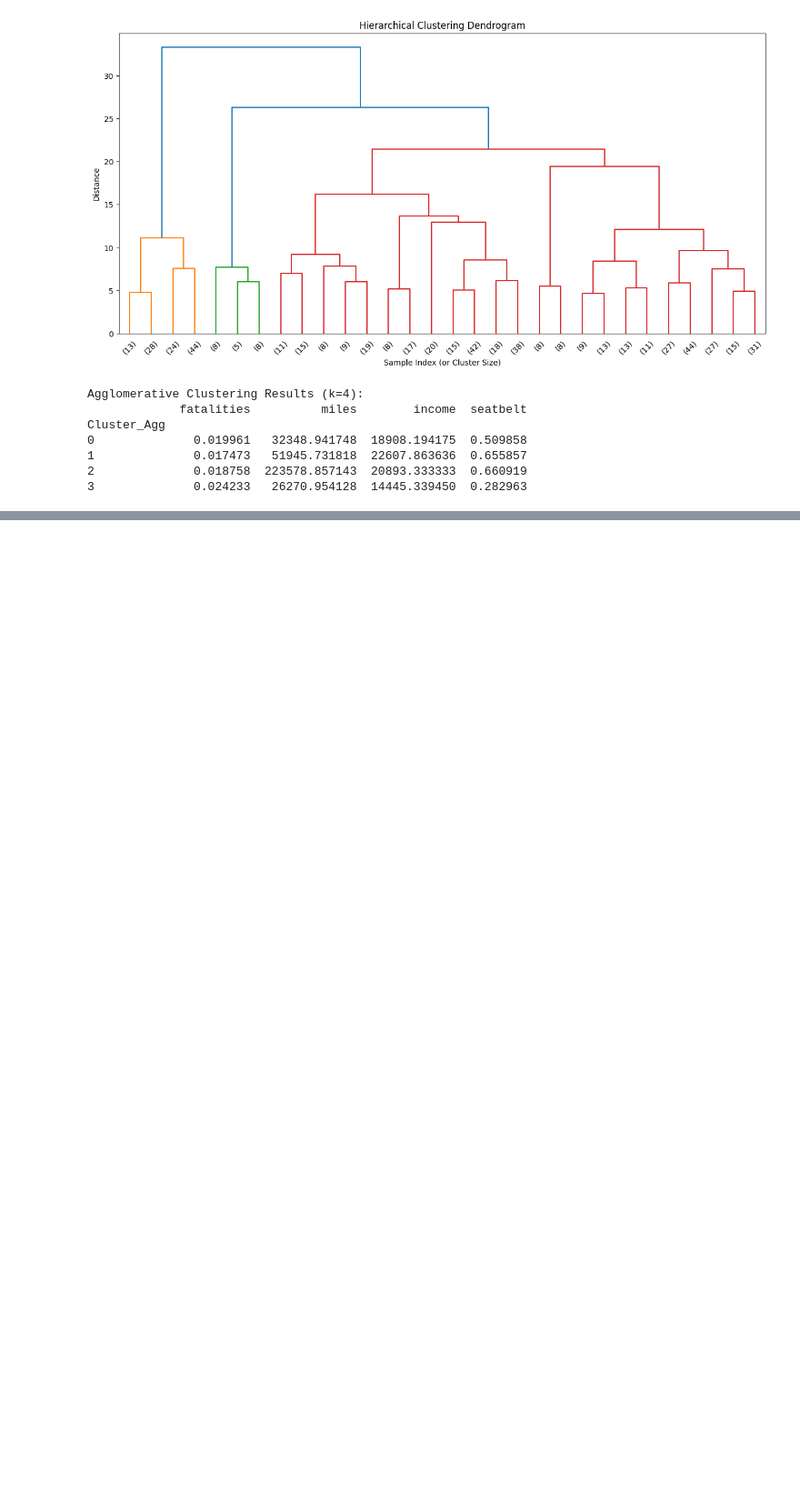
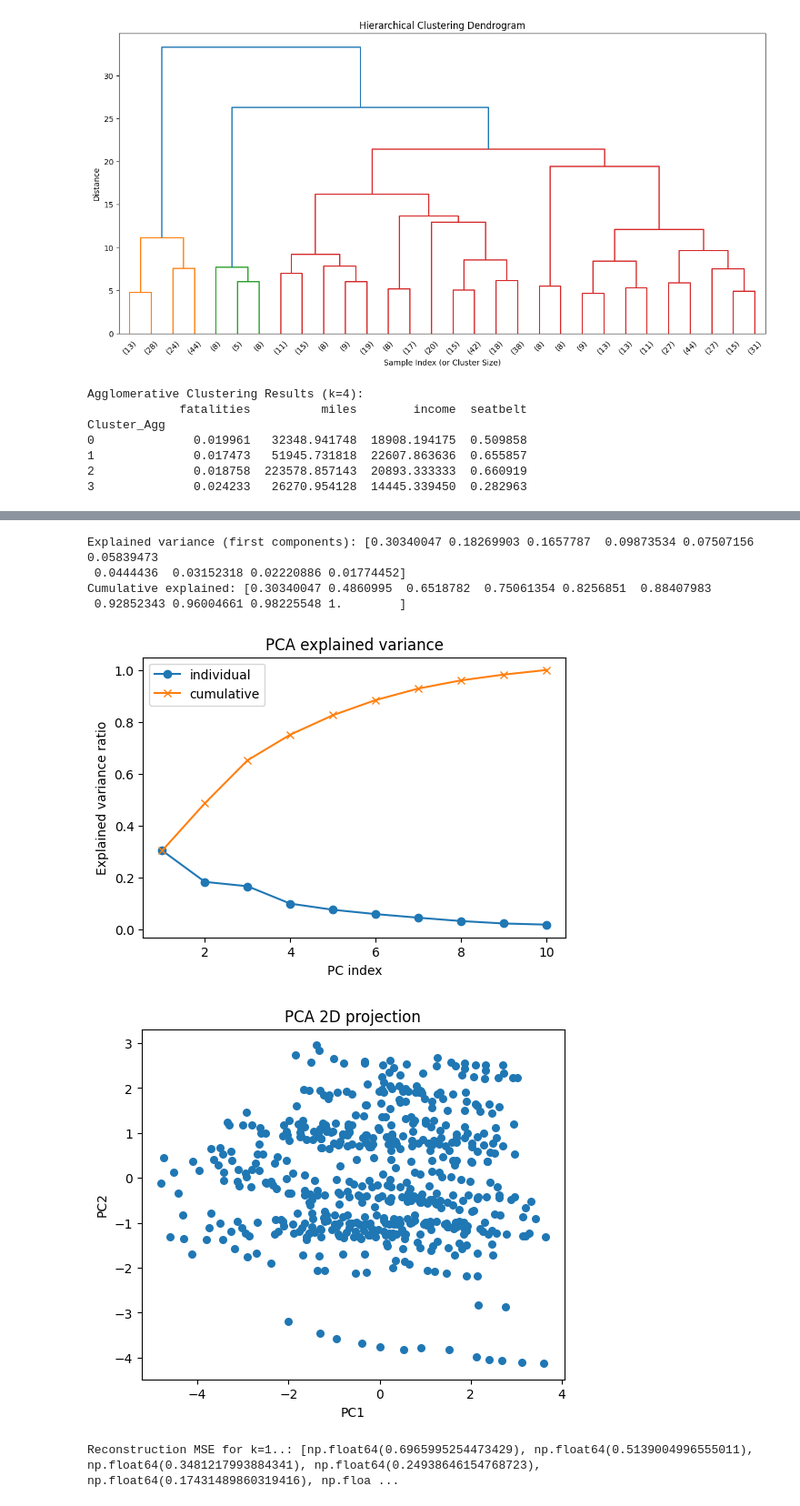
Before and after one commit to Gayatri2912/22BDS0126, a Jupyter notebook: 22bds0126.ipynb, the cells around one changed output, grey strips where cells are left out. Shown at 91% size. Cells and saved outputs as stored; diff of their text form; code cells hidden in the pictures; blank space fills up the shorter version.

```diff
--- a/22bds0126.ipynb
+++ b/22bds0126.ipynb
@@ -562,0 +667,65 @@ Cluster_Agg
+# %%
+# Module-6
+# Common setup: numeric data + scaling + 2D PCA for plotting
+import numpy as np
+import pandas as pd
+from sklearn.preprocessing import StandardScaler
+from sklearn.decomposition import PCA
+import matplotlib.pyplot as plt
+%matplotlib inline
+
+# choose numeric columns automatically
+numeric_cols = df.select_dtypes(include=[np.number]).columns.tolist()
+X = df[numeric_cols].dropna()
+idx = X.index
+scaler = StandardScaler()
+Xs = scaler.fit_transform(X)
+
+# 2D PCA projection used later for consistent plotting
+pca2 = PCA(n_components=2, random_state=0)
+X2 = pca2.fit_transform(Xs)
+# %%
+# PCA: explained variance, components, transform/reconstruct
+from sklearn.decomposition import PCA
+import numpy as np
+
+pca = PCA(n_components=min(10, Xs.shape[1]), random_state=0)
+pca.fit(Xs)
+
+explained = pca.explained_variance_ratio_
+cum_explained = np.cumsum(explained)
+
+print("Explained variance (first components):", explained)
+print("Cumulative explained:", cum_explained)
+
+# plot explained variance
+plt.figure(figsize=(6,4))
+plt.plot(range(1, len(explained)+1), explained, marker='o', label='individual')
+plt.plot(range(1, len(explained)+1), cum_explained, marker='x', label='cumulative')
+plt.xlabel('PC index'); plt.ylabel('Explained variance ratio'); plt.legend()
+plt.title('PCA explained variance')
+plt.show()
+
+# Project to 2D and plot
+X_pca = pca2.transform(Xs)
+plt.figure(figsize=(6,5))
+plt.scatter(X_pca[:,0], X_pca[:,1], s=30)
+plt.title('PCA 2D projection')
+plt.xlabel('PC1'); plt.ylabel('PC2')
+plt.show()
+
+# Reconstruction error for k PCs
+def recon_error_for_k(k):
+    p = PCA(n_components=k, random_state=0).fit(Xs)
+    Xrec = p.inverse_transform(p.transform(Xs))
+    return np.mean(np.square(Xs - Xrec))
+errors = [recon_error_for_k(k) for k in range(1, min(11, Xs.shape[1]+1))]
+print("Reconstruction MSE for k=1..:", errors)
+# %% [output]
+Explained variance (first components): [0.30340047 0.18269903 0.1657787  0.09873534 0.07507156 0.05839473
+ 0.0444436  0.03152318 0.02220886 0.01774452]
+Cumulative explained: [0.30340047 0.4860995  0.6518782  0.75061354 0.8256851  0.88407983
+ 0.92852343 0.96004661 0.98225548 1.        ]
+[figure, added]
+[figure, added]
+Reconstruction MSE for k=1..: [np.float64(0.6965995254473429), np.float64(0.5139004996555011), np.float64(0.3481217993884341), np.float64(0.24938646154768723), np.float64(0.17431489860319416), np.floa ...
```
Also changed, not shown: parts of 18 cells of this notebook.
